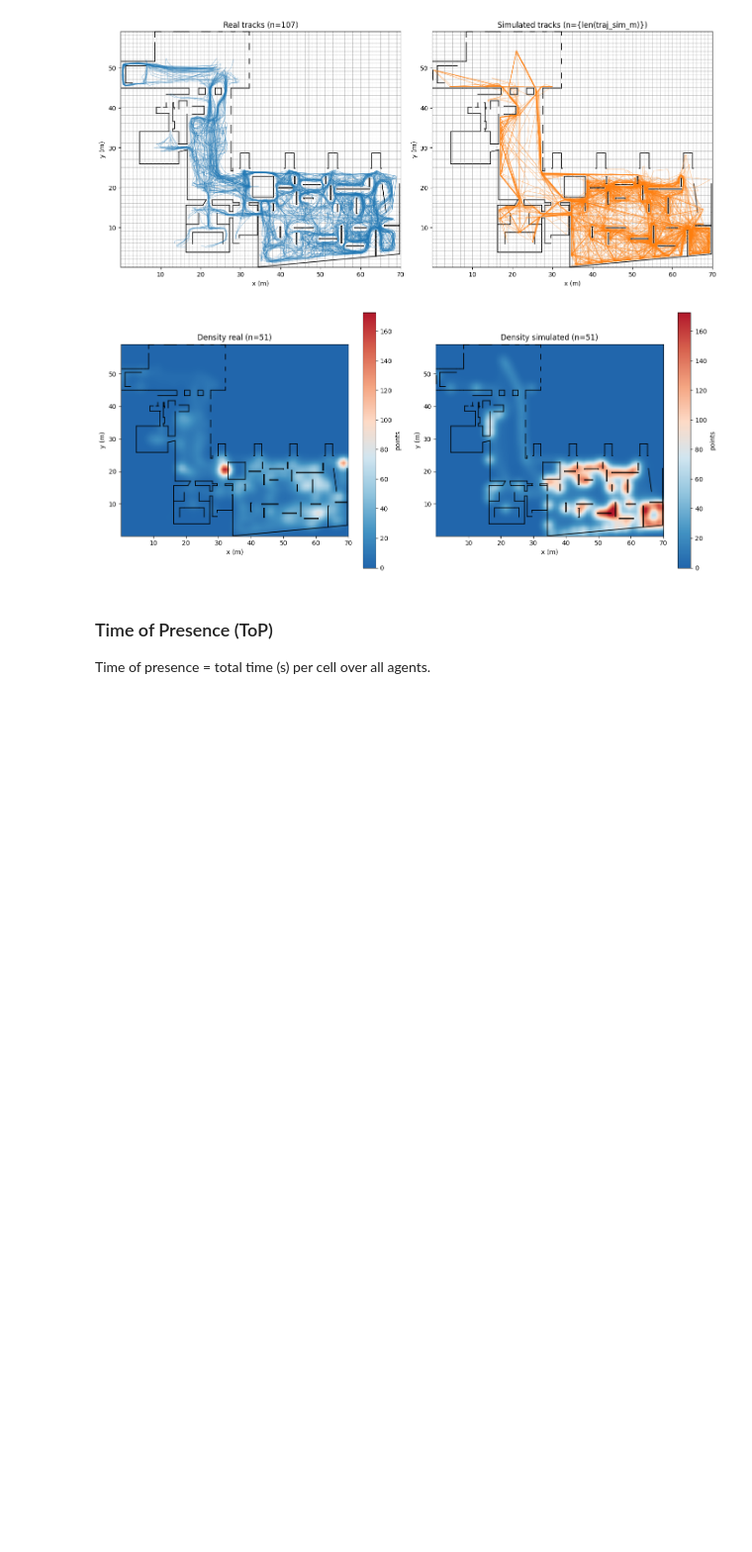
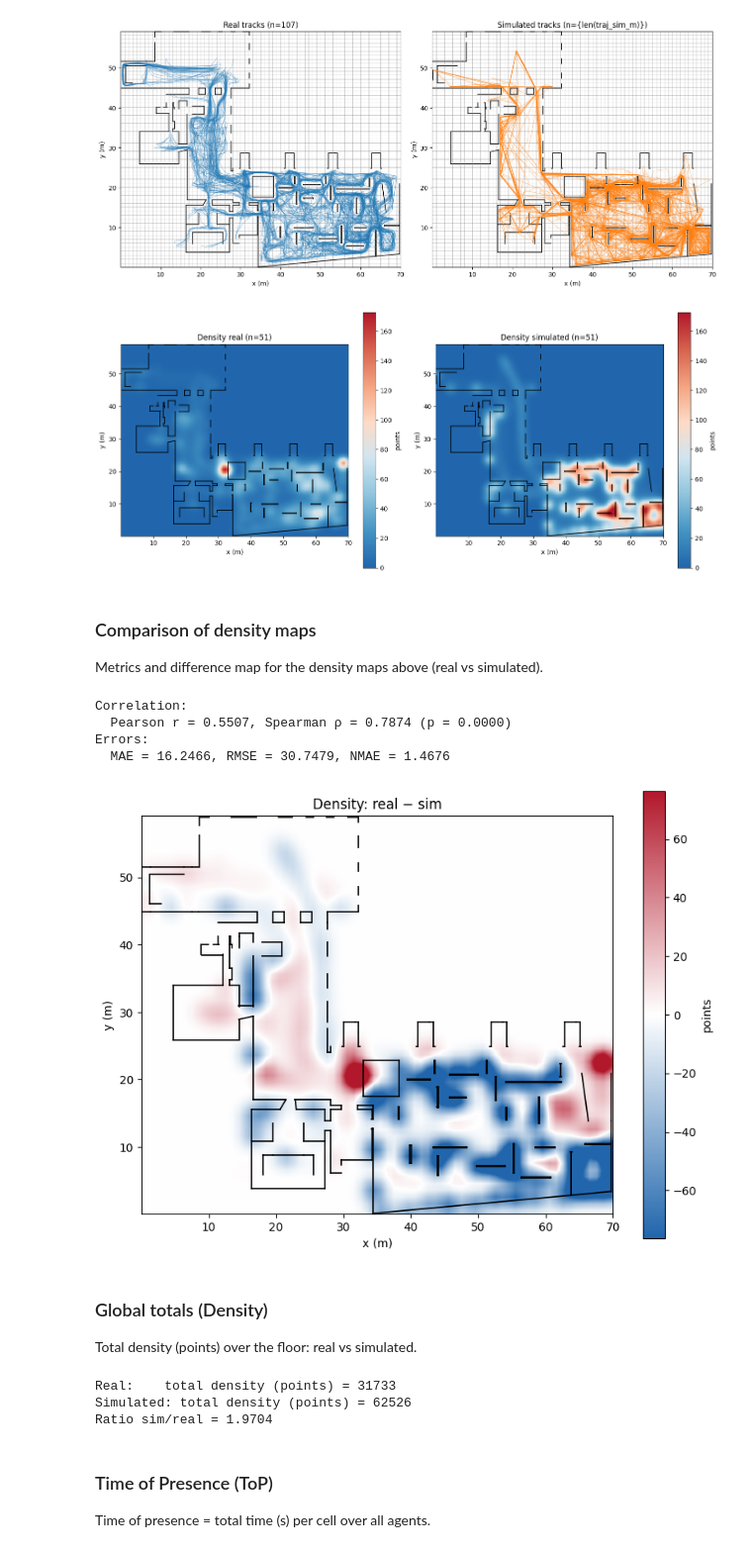
Before and after one commit to malkovajuly97-source/museum-flow-prediction, a Jupyter notebook: model_search/model_search_micro.ipynb, the cells around one changed output. Shown at 99% size. Saved outputs shown, nothing was run; the diff lists cells and outputs as text; code cells hidden in the pictures; blank space fills up the shorter version.

Commit message:
Added Global summary for Micro

```diff
--- a/model_search/model_search_micro.ipynb
+++ b/model_search/model_search_micro.ipynb
@@ -204,6 +204,83 @@ plt.tight_layout()
 plt.show()
 # %% [output]
 [figure]
+# %% [markdown]
+### Comparison of density maps
+
+Metrics and difference map for the density maps above (real vs simulated).
+# %%
+# Comparison of density maps (run after Density cells above)
+import numpy as np
+import matplotlib.pyplot as plt
+import matplotlib.colors as mcolors
+from scipy.stats import pearsonr, spearmanr
+try:
+    from skimage.metrics import structural_similarity as ssim
+    HAS_SSIM = True
+except ImportError:
+    HAS_SSIM = False
+
+def _compare_maps(real, sim, name):
+    r_flat, s_flat = np.asarray(real).ravel(), np.asarray(sim).ravel()
+    mask = (r_flat > 0) | (s_flat > 0)
+    if mask.sum() < 2:
+        print(f"{name}: too few cells"); return
+    r, p = pearsonr(r_flat[mask], s_flat[mask])
+    r_spear, _ = spearmanr(r_flat[mask], s_flat[mask])
+    print(f"  Pearson r = {r:.4f}, Spearman ρ = {r_spear:.4f} (p = {p:.4f})")
+
+def _map_errors(real, sim, name):
+    real, sim = np.asarray(real).astype(float), np.asarray(sim).astype(float)
+    mask = (real > 0) | (sim > 0)
+    if mask.sum() == 0:
+        print(f"{name}: no cells"); return
+    r, s = real[mask], sim[mask]
+    mae = float(np.mean(np.abs(r - s)))
+    rmse = float(np.sqrt(np.mean((r - s) ** 2)))
+    nmae = mae / (float(np.mean(r)) + 1e-9)
+    print(f"  MAE = {mae:.4f}, RMSE = {rmse:.4f}, NMAE = {nmae:.4f}")
+
+if d_sim is None or hm_sim_smooth is None:
+    print("No simulated density — skip comparison.")
+else:
+    print("Correlation:"); _compare_maps(hm_real_smooth, hm_sim_smooth, "Density")
+    print("Errors:"); _map_errors(hm_real_smooth, hm_sim_smooth, "Density")
+    if HAS_SSIM:
+        dr = max(hm_real_smooth.max(), hm_sim_smooth.max()) - min(hm_real_smooth.min(), hm_sim_smooth.min()) or 1.0
+        print(f"  SSIM = {ssim(hm_real_smooth, hm_sim_smooth, data_range=dr):.4f}")
+    from plot_density_grids import plot_heatmap_on_plan
+    diff_d = hm_real_smooth - hm_sim_smooth
+    v_abs = np.percentile(np.abs(diff_d[diff_d != 0]), 95) if np.any(diff_d != 0) else 1e-9
+    v_abs = max(float(v_abs), 1e-9)
+    cmap_div = mcolors.LinearSegmentedColormap.from_list("div", ["#2166ac", "white", "#b2182b"], N=256)
+    fig, ax = plt.subplots(figsize=(8, 6))
+    plot_heatmap_on_plan(ax, diff_d, xe, ye, segments, "Density: real − sim", label="points", vmin=-v_abs, vmax=v_abs, cmap=cmap_div, draw_grid=False, interpolation="bilinear")
+    plt.tight_layout()
+    plt.show()
+# %% [output]
+Correlation:
+  Pearson r = 0.5507, Spearman ρ = 0.7874 (p = 0.0000)
+Errors:
+  MAE = 16.2466, RMSE = 30.7479, NMAE = 1.4676
+[figure, added]
+# %% [markdown]
+### Global totals (Density)
+
+Total density (points) over the floor: real vs simulated.
+# %%
+# Global totals — Density (run after Density comparison above)
+density_real = int(d_real["heatmap"].sum())
+print("Real:    total density (points) =", density_real)
+if d_sim is not None:
+    density_sim = int(d_sim["heatmap"].sum())
+    print("Simulated: total density (points) =", density_sim)
+    print("Ratio sim/real =", round(density_sim / max(density_real, 1), 4))
+else:
+    print("Simulated: no data")
+# %% [output]
+Real:    total density (points) = 31733
+Simulated: total density (points) = 62526
+Ratio sim/real = 1.9704
 # %% [markdown]
 ### Time of Presence (ToP)
 
```
Also changed, not shown: parts of 11 cells of this notebook.
